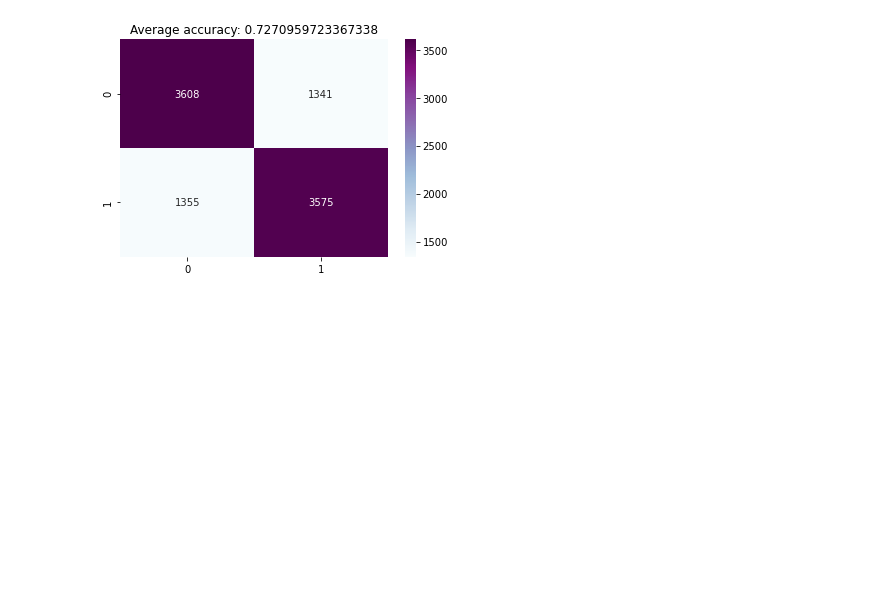
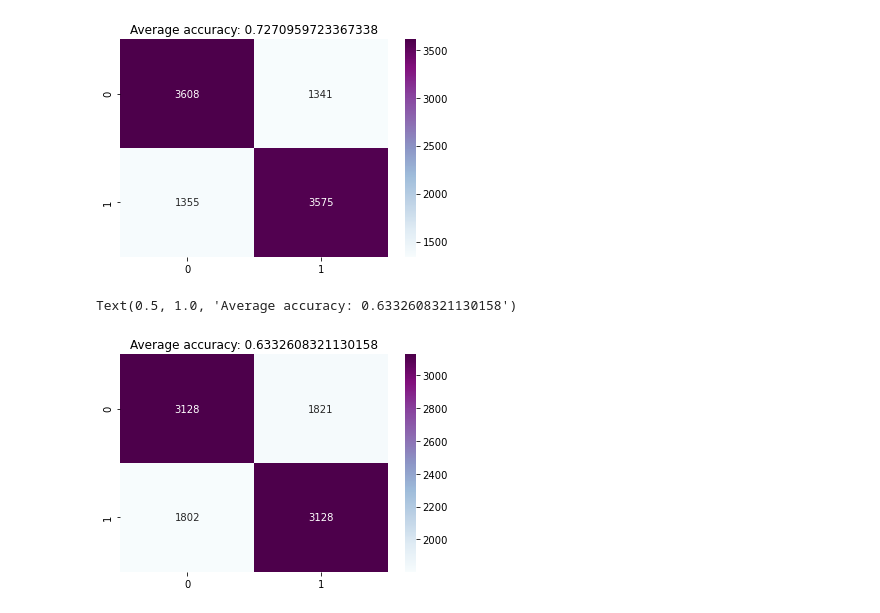
Before and after one commit to ivanbosch/IntroToAI, a Jupyter notebook: src/league.ipynb, the cells around one changed output. Drawn from its saved outputs; the diff is of its cells as text; code cells hidden in the pictures; blank space fills up the shorter version.

Commit message:
added tree and method

```diff
--- a/src/league.ipynb
+++ b/src/league.ipynb
@@ -110,20 +110,21 @@ from sklearn import metrics
 k = 10 # number of kfolds
 confusion_matrix = [[0, 0],[0, 0]]
 logistic_acc = 0
+target = data['blueWins'] #True results
 
-def logistic_regression(X_train, X_test, y_train, y_test):
-    model = LogisticRegression(max_iter = 1000).fit(X_train, y_train)
-    test = model.predict(X_test)
+def modelClassification(trainedModel, X_test, y_test):
+    test = trainedModel.predict(X_test)
     accuracy = accuracy_score(test, y_test)
     confusion = metrics.confusion_matrix(y_test, test)
     return accuracy, confusion
 
 skfold = StratifiedKFold(n_splits=k)
 skfold.get_n_splits(features, target)
-for train, test in skfold.split(features, target):
+for train, test in skfold.split(features, target): #Logistic regression
     X_train, X_test = features.iloc[train], features.iloc[test]
     y_train, y_test = target[train], target[test]
-    answers = logistic_regression(X_train, X_test, y_train, y_test)
+    trainedModel = LogisticRegression().fit(X_train, y_train)
+    answers = modelClassification(trainedModel, X_test, y_test)
     logistic_acc += answers[0]
     confusion_matrix += answers[1]
 
@@ -135,3 +136,24 @@ plt.title(title)
 # %% [output]
 Text(0.5, 1.0, 'Average accuracy: 0.7270959723367338')
 [figure]
+# %%
+from sklearn.tree import DecisionTreeClassifier
+
+confusion_matrix = [[0, 0],[0, 0]]
+tree_acc = 0
+
+for train, test in skfold.split(features, target): #Decision tree for classification
+    X_train, X_test = features.iloc[train], features.iloc[test]
+    y_train, y_test = target[train], target[test]
+    trainedModel = DecisionTreeClassifier().fit(X_train, y_train)
+    answers = modelClassification(trainedModel, X_test, y_test)
+    tree_acc += answers[0]
+    confusion_matrix += answers[1]
+
+# confusion matrix for Decision Tree
+sb.heatmap(confusion_matrix, annot=True, cmap="BuPu", fmt='g')
+title = "Average accuracy: " + str(tree_acc/k)
+plt.title(title)
+# %% [output]
+Text(0.5, 1.0, 'Average accuracy: 0.6332608321130158')
+[figure, added]
```
